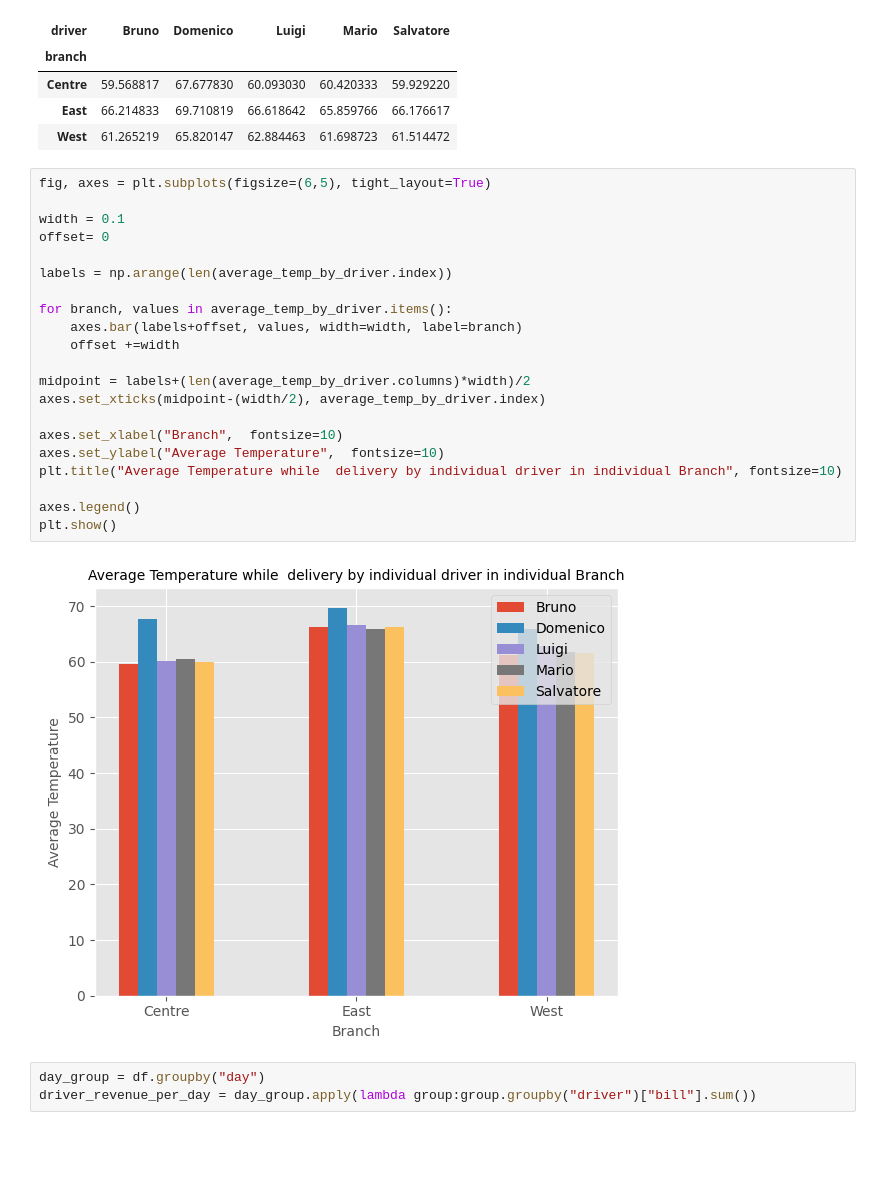
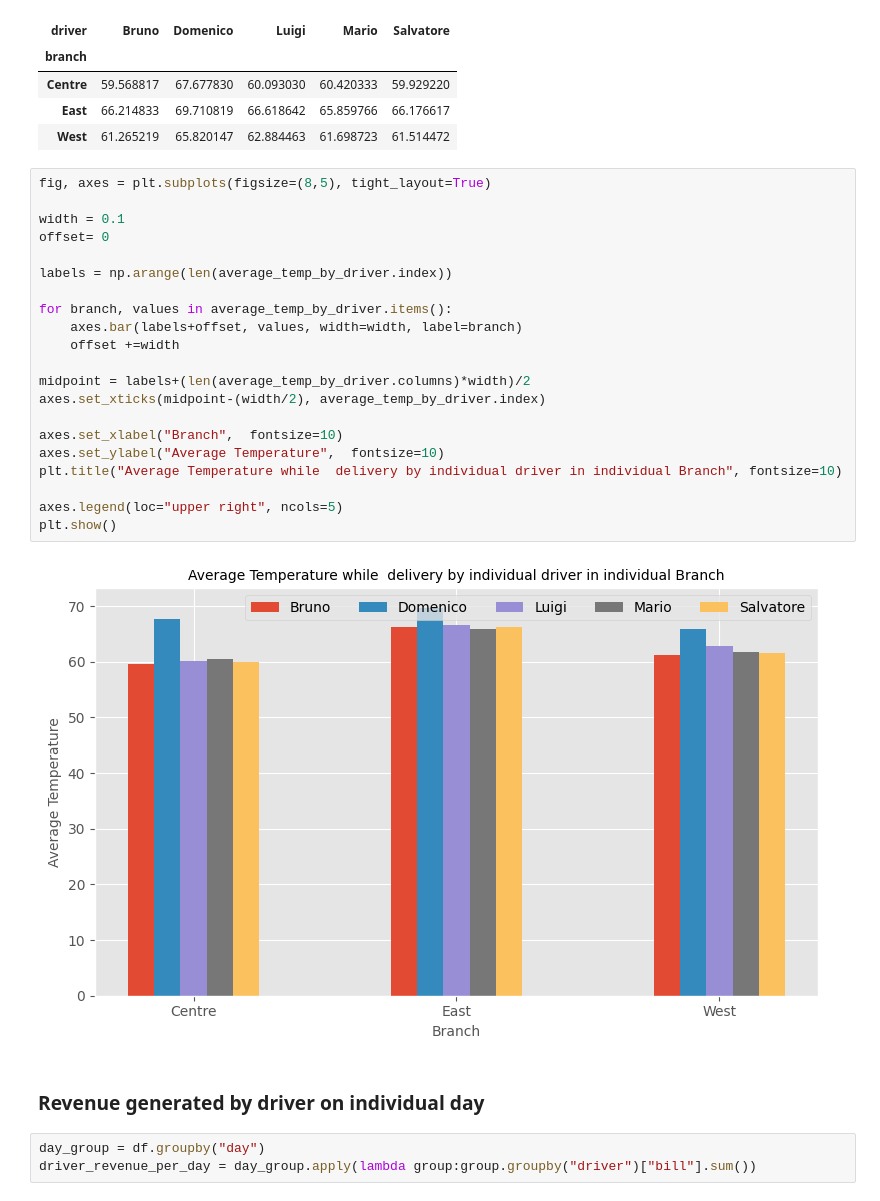
Before and after one commit to abhisunny2610/Data-Science, a Jupyter notebook: Visualization/Pizza Delivery Visualization.ipynb, the cells around one changed output. Drawn from its saved outputs; the diff is of its cells as text; blank space fills up the shorter version.

```diff
--- a/Visualization/Pizza Delivery Visualization.ipynb
+++ b/Visualization/Pizza Delivery Visualization.ipynb
@@ -373,28 +373,30 @@ average_temp_by_driver
 | East | 66.214833 | 69.710819 | 66.618642 | 65.859766 | 66.176617 |
 | West | 61.265219 | 65.820147 | 62.884463 | 61.698723 | 61.514472 |
 # %%
-fig, axes = plt.subplots(figsize=(6,5), tight_layout=True)
+fig, axes = plt.subplots(figsize=(8,5), tight_layout=True)
 
 width = 0.1
 offset= 0
 
 labels = np.arange(len(average_temp_by_driver.index))
 
 for branch, values in average_temp_by_driver.items():
     axes.bar(labels+offset, values, width=width, label=branch)
     offset +=width
 
 midpoint = labels+(len(average_temp_by_driver.columns)*width)/2
 axes.set_xticks(midpoint-(width/2), average_temp_by_driver.index)
 
 axes.set_xlabel("Branch",  fontsize=10)
 axes.set_ylabel("Average Temperature",  fontsize=10)
 plt.title("Average Temperature while  delivery by individual driver in individual Branch", fontsize=10)
 
-axes.legend()
+axes.legend(loc="upper right", ncols=5)
 plt.show()
 # %% [output]
-[figure, old version]
+[figure, new version]
+# %% [markdown]
+### Revenue generated by driver on individual day
 # %%
 day_group = df.groupby("day")
 driver_revenue_per_day = day_group.apply(lambda group:group.groupby("driver")["bill"].sum())
```
Also changed, not shown: parts of 4 cells of this notebook.
